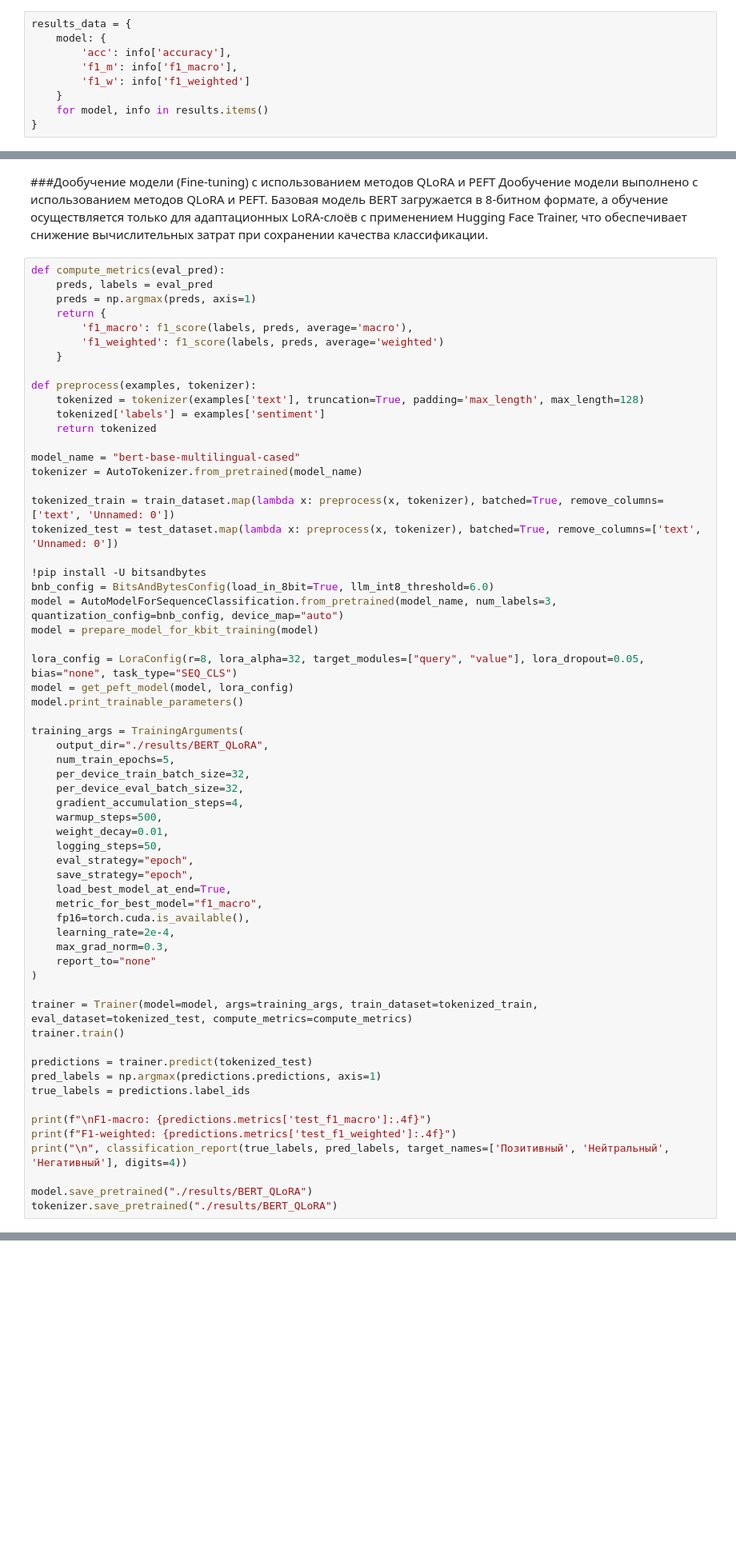
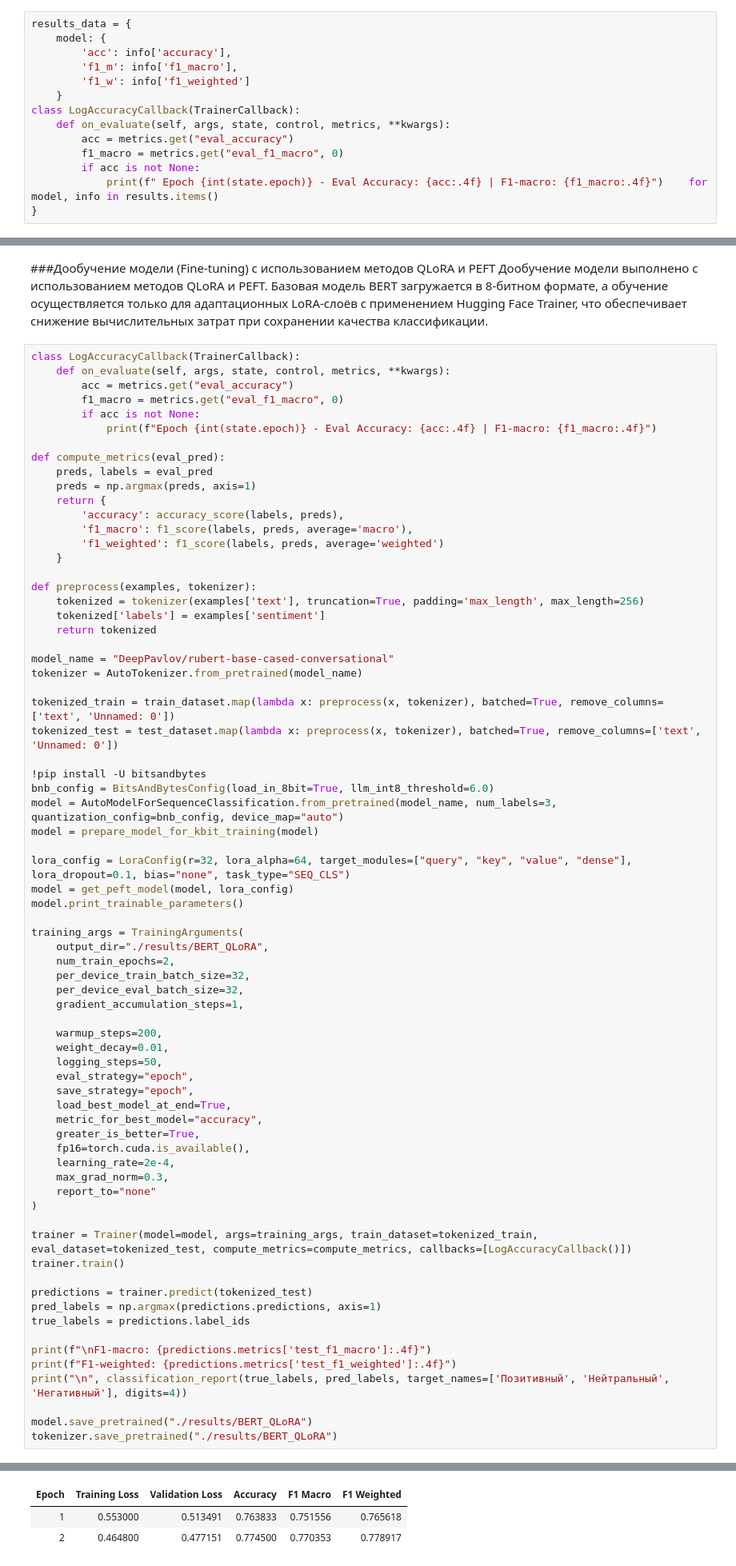
Before and after one commit to PTA70183292/practic, a Jupyter notebook: notebooks/otchet.ipynb, the cells around one changed output, grey strips where cells are left out. Shown: that part at 80% size. Saved outputs shown, nothing was run; the diff lists cells and outputs as text; blank space fills up the shorter version.

Commit message:
Переход на rubert-base-cased-conversational для увеличения точности.

```diff
--- a/notebooks/otchet.ipynb
+++ b/notebooks/otchet.ipynb
@@ -770,7 +772,12 @@ results_data = {
         'f1_m': info['f1_macro'],
         'f1_w': info['f1_weighted']
     }
-    for model, info in results.items()
+class LogAccuracyCallback(TrainerCallback):
+    def on_evaluate(self, args, state, control, metrics, **kwargs):
+        acc = metrics.get("eval_accuracy")
+        f1_macro = metrics.get("eval_f1_macro", 0)
+        if acc is not None:
+            print(f" Epoch {int(state.epoch)} - Eval Accuracy: {acc:.4f} | F1-macro: {f1_macro:.4f}")    for model, info in results.items()
 }
 # %%
 !pip install peft
@@ -796,20 +803,28 @@ Requirement already satisfied: certifi>=2017.4.17 in /usr/local/lib/python3.12/d
 ###Дообучение модели (Fine-tuning) с использованием методов QLoRA и PEFT
 Дообучение модели выполнено с использованием методов QLoRA и PEFT. Базовая модель BERT загружается в 8-битном формате, а обучение осуществляется только для адаптационных LoRA-слоёв с применением Hugging Face Trainer, что обеспечивает снижение вычислительных затрат при сохранении качества классификации.
 # %%
+class LogAccuracyCallback(TrainerCallback):
+    def on_evaluate(self, args, state, control, metrics, **kwargs):
+        acc = metrics.get("eval_accuracy")
+        f1_macro = metrics.get("eval_f1_macro", 0)
+        if acc is not None:
+            print(f"Epoch {int(state.epoch)} - Eval Accuracy: {acc:.4f} | F1-macro: {f1_macro:.4f}")
+
 def compute_metrics(eval_pred):
     preds, labels = eval_pred
     preds = np.argmax(preds, axis=1)
     return {
+        'accuracy': accuracy_score(labels, preds),
         'f1_macro': f1_score(labels, preds, average='macro'),
         'f1_weighted': f1_score(labels, preds, average='weighted')
     }
 
 def preprocess(examples, tokenizer):
-    tokenized = tokenizer(examples['text'], truncation=True, padding='max_length', max_length=128)
+    tokenized = tokenizer(examples['text'], truncation=True, padding='max_length', max_length=256)
     tokenized['labels'] = examples['sentiment']
     return tokenized
 
-model_name = "bert-base-multilingual-cased"
+model_name = "DeepPavlov/rubert-base-cased-conversational"
 tokenizer = AutoTokenizer.from_pretrained(model_name)
 
 tokenized_train = train_dataset.map(lambda x: preprocess(x, tokenizer), batched=True, remove_columns=['text', 'Unnamed: 0'])
@@ -820,30 +835,32 @@ bnb_config = BitsAndBytesConfig(load_in_8bit=True, llm_int8_threshold=6.0)
 model = AutoModelForSequenceClassification.from_pretrained(model_name, num_labels=3, quantization_config=bnb_config, device_map="auto")
 model = prepare_model_for_kbit_training(model)
 
-lora_config = LoraConfig(r=8, lora_alpha=32, target_modules=["query", "value"], lora_dropout=0.05, bias="none", task_type="SEQ_CLS")
+lora_config = LoraConfig(r=32, lora_alpha=64, target_modules=["query", "key", "value", "dense"], lora_dropout=0.1, bias="none", task_type="SEQ_CLS")
 model = get_peft_model(model, lora_config)
 model.print_trainable_parameters()
 
 training_args = TrainingArguments(
     output_dir="./results/BERT_QLoRA",
-    num_train_epochs=5,
+    num_train_epochs=2,
     per_device_train_batch_size=32,
     per_device_eval_batch_size=32,
-    gradient_accumulation_steps=4,
-    warmup_steps=500,
+    gradient_accumulation_steps=1,
+
+    warmup_steps=200,
     weight_decay=0.01,
     logging_steps=50,
     eval_strategy="epoch",
     save_strategy="epoch",
     load_best_model_at_end=True,
-    metric_for_best_model="f1_macro",
+    metric_for_best_model="accuracy",
+    greater_is_better=True,
     fp16=torch.cuda.is_available(),
     learning_rate=2e-4,
     max_grad_norm=0.3,
     report_to="none"
 )
 
-trainer = Trainer(model=model, args=training_args, train_dataset=tokenized_train, eval_dataset=tokenized_test, compute_metrics=compute_metrics)
+trainer = Trainer(model=model, args=training_args, train_dataset=tokenized_train, eval_dataset=tokenized_test, compute_metrics=compute_metrics, callbacks=[LogAccuracyCallback()])
 trainer.train()
 
 predictions = trainer.predict(tokenized_test)
@@ -856,3 +873,4 @@ print("\n", classification_report(true_labels, pred_labels, target_names=['По
 
 model.save_pretrained("./results/BERT_QLoRA")
 tokenizer.save_pretrained("./results/BERT_QLoRA")
+# %% [output]
@@ -858,0 +898,3 @@ tokenizer.save_pretrained("./results/BERT_QLoRA")
+| Epoch | Training Loss | Validation Loss | Accuracy | F1 Macro | F1 Weighted |
+| 1 | 0.553000 | 0.513491 | 0.763833 | 0.751556 | 0.765618 |
+| 2 | 0.464800 | 0.477151 | 0.774500 | 0.770353 | 0.778917 |
```
Also changed, not shown: parts of 13 cells of this notebook.
